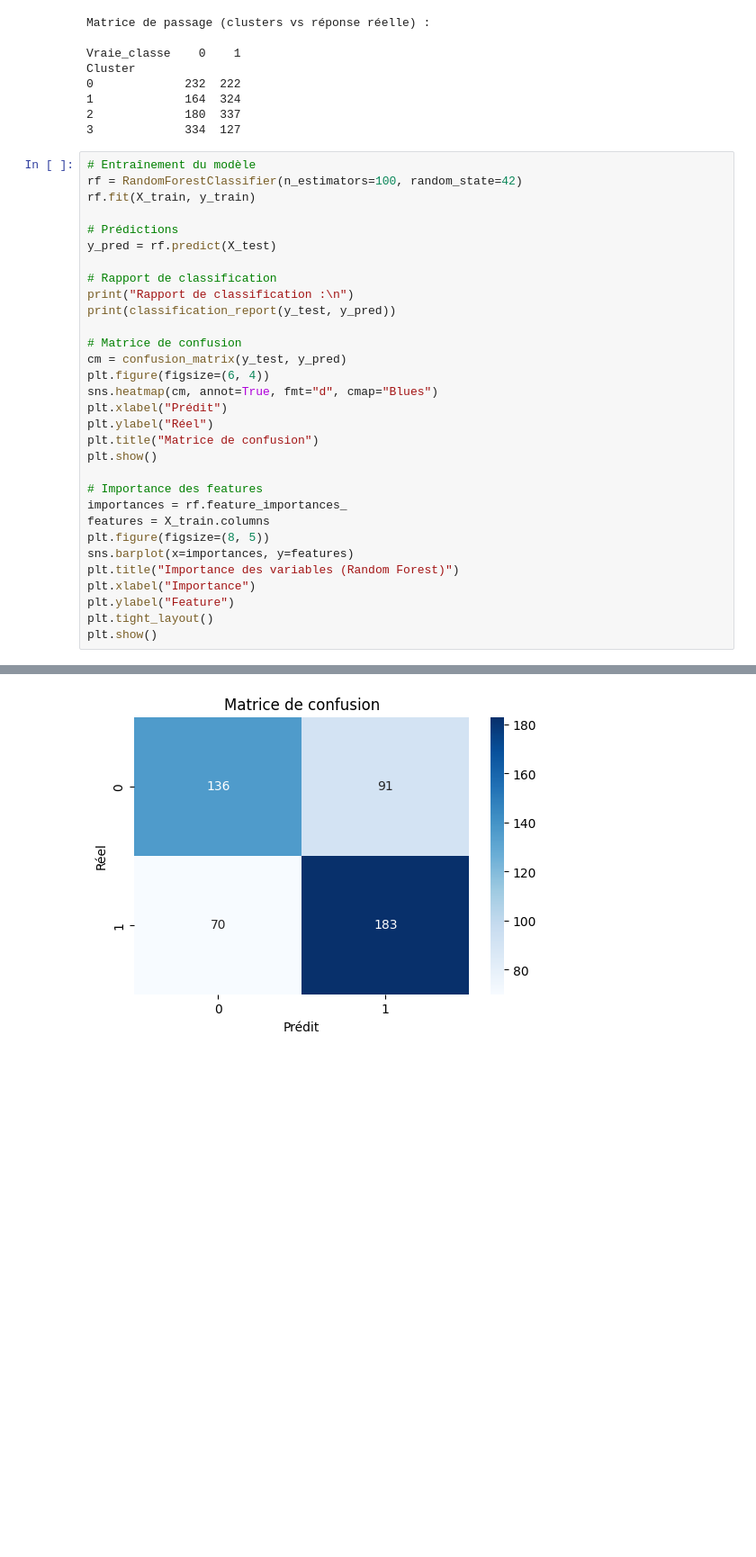
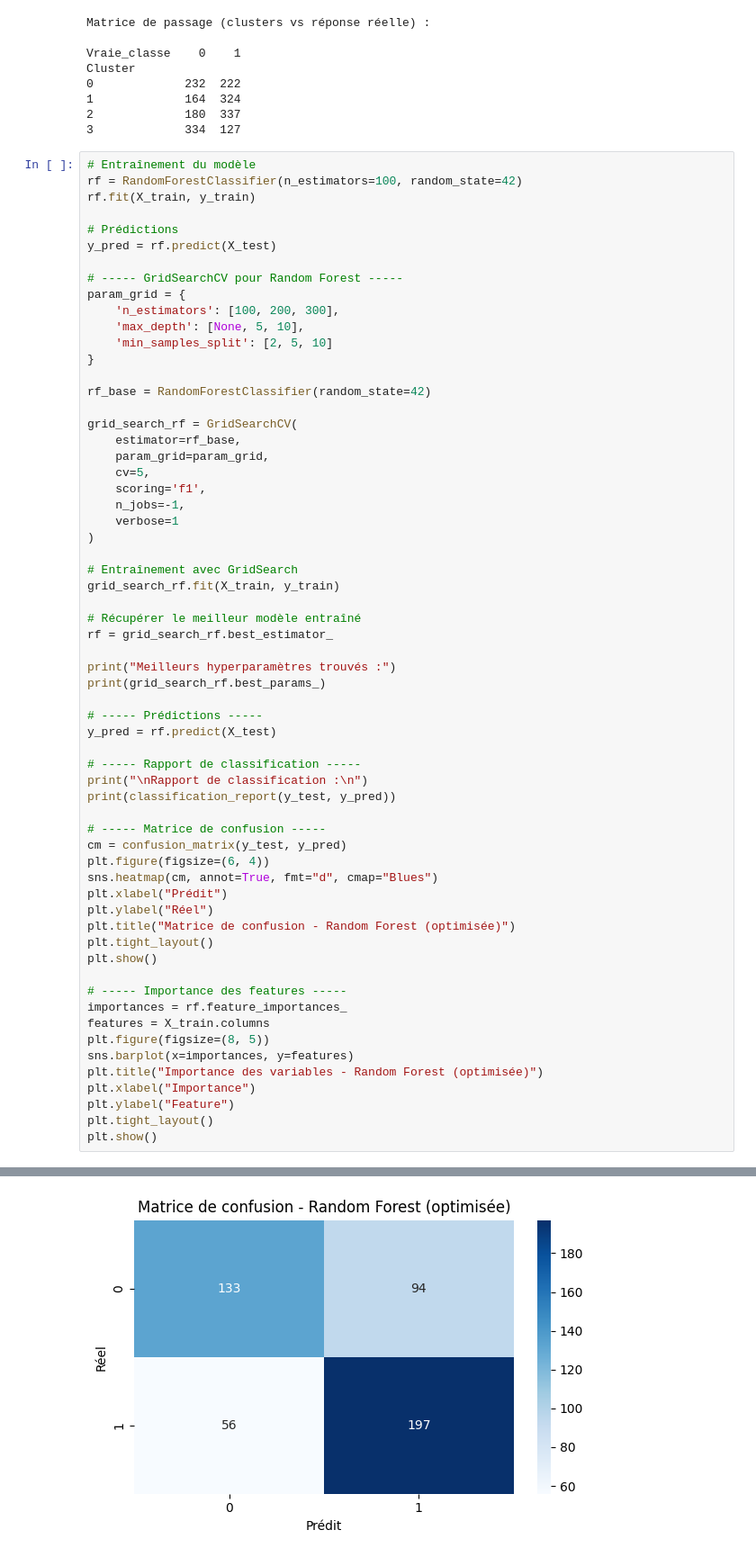
Before and after one commit to hlrnGH/HETIC_Project_ML, a Jupyter notebook: main.ipynb, the cells around one changed output, grey strips where cells are left out. Shown: that part at 90% size. Drawn from its saved outputs; the diff is of its cells as text; blank space fills up the shorter version.

Commit message:
added grid search for xgboost and random forest

```diff
--- a/main.ipynb
+++ b/main.ipynb
@@ -149,25 +149,56 @@ rf.fit(X_train, y_train)
 # Prédictions
 y_pred = rf.predict(X_test)
 
-# Rapport de classification
-print("Rapport de classification :\n")
+# ----- GridSearchCV pour Random Forest -----
+param_grid = {
+    'n_estimators': [100, 200, 300],
+    'max_depth': [None, 5, 10],
+    'min_samples_split': [2, 5, 10]
+}
+
+rf_base = RandomForestClassifier(random_state=42)
+
+grid_search_rf = GridSearchCV(
+    estimator=rf_base,
+    param_grid=param_grid,
+    cv=5,
+    scoring='f1',
+    n_jobs=-1,
+    verbose=1
+)
+
+# Entraînement avec GridSearch
+grid_search_rf.fit(X_train, y_train)
+
+# Récupérer le meilleur modèle entraîné
+rf = grid_search_rf.best_estimator_
+
+print("Meilleurs hyperparamètres trouvés :")
+print(grid_search_rf.best_params_)
+
+# ----- Prédictions -----
+y_pred = rf.predict(X_test)
+
+# ----- Rapport de classification -----
+print("\nRapport de classification :\n")
 print(classification_report(y_test, y_pred))
 
-# Matrice de confusion
+# ----- Matrice de confusion -----
 cm = confusion_matrix(y_test, y_pred)
 plt.figure(figsize=(6, 4))
 sns.heatmap(cm, annot=True, fmt="d", cmap="Blues")
 plt.xlabel("Prédit")
 plt.ylabel("Réel")
-plt.title("Matrice de confusion")
+plt.title("Matrice de confusion - Random Forest (optimisée)")
+plt.tight_layout()
 plt.show()
 
-# Importance des features
+# ----- Importance des features -----
 importances = rf.feature_importances_
 features = X_train.columns
 plt.figure(figsize=(8, 5))
 sns.barplot(x=importances, y=features)
-plt.title("Importance des variables (Random Forest)")
+plt.title("Importance des variables - Random Forest (optimisée)")
 plt.xlabel("Importance")
 plt.ylabel("Feature")
 plt.tight_layout()
@@ -186 +221 @@ weighted avg       0.66      0.66      0.66       480
-[figure, old version]
+[figure, new version]
```
Also changed, not shown: parts of 3 cells of this notebook.
